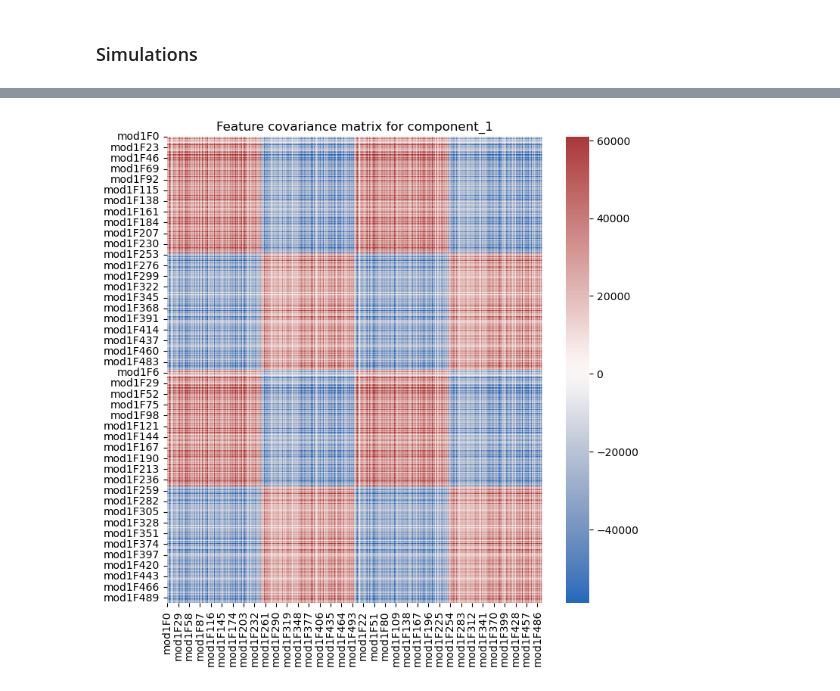
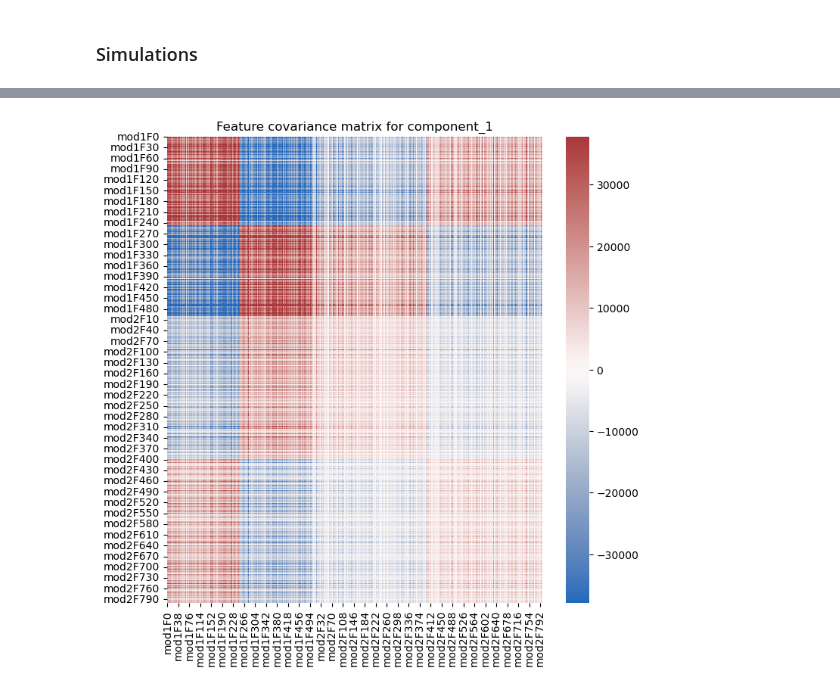
Before and after one commit to Biacordazzo/bia_gemelli, a Jupyter notebook: gemelli/joint_ctf.ipynb, the cells around one changed output, grey strips where cells are left out. Saved outputs shown, nothing was run; the diff lists cells and outputs as text; code cells hidden in the pictures.

```diff
--- a/gemelli/joint_ctf.ipynb
+++ b/gemelli/joint_ctf.ipynb
@@ -1653,20 +1624,19 @@ group_ids = ['group1'] * (total_samples//2) + ['group2'] * (total_samples//2)
 meta1['group'] = group_ids
 
 #create modality 2 counts table
-_, test_table = build_block_model(rank=2,
+_, test_table2 = build_block_model(rank=2,
                                   hoced=20,
                                   hsced=20,
                                   spar=2e3,
-                                  C_=1e3,
+                                  C_=0.8e3,
                                   num_samples=total_samples,
-                                  num_features=500,
+                                  num_features=800,
                                   mapping_on=False)
 feature_prefix = 'mod2'
 feat_ids = [ '%sF%d' % (feature_prefix, i)
-            for i in range(test_table.shape[0])]
-samp_ids = ['sample%d' % i for i in range(test_table.shape[1])]
-
-sim2 = biom.Table(test_table, feat_ids, samp_ids)
+            for i in range(test_table2.shape[0])]
+samp_ids = ['sample%d' % i for i in range(test_table2.shape[1])]
+sim2 = biom.Table(test_table2, feat_ids, samp_ids)
 
 #metadata for modality 2
 meta2 = pd.DataFrame({'timepoint': np.tile(np.arange(n_timepoints), n_ind_samples)},
@@ -1725,20 +1712,20 @@ new order [0 1 2]
 # %%
 #get feature cov matrix and reorder IDs
 feature_order1 = sim1.ids(axis='observation').tolist()
-#feature_order2 = sim2.ids(axis='observation').tolist()
-feature_order = feature_order1 + feature_order1
+feature_order2 = sim2.ids(axis='observation').tolist()
+feature_order = feature_order1 + feature_order2
 
 component = 'component_1'
-cov_table1 = feature_covs[component]
-cov_table1 = cov_table1.loc[feature_order, feature_order]
+cov_table = feature_covs[component]
+cov_table = cov_table.loc[feature_order, feature_order]
 # %%
 # plot heatmap of feature covariance matrix
 plt.figure(figsize=(8, 8))
-sns.heatmap(cov_table1, robust=True, cmap='vlag')
+sns.heatmap(cov_table, robust=True, cmap='vlag')
 plt.title('Feature covariance matrix for {}'.format(component))
 plt.show()
 # %% [output]
-[figure, old version]
+[figure, new version]
 # %%
 print(state_loadings['mod1'].shape)
 display(state_loadings['mod1'])
```
Also changed, not shown: parts of 15 cells of this notebook.
